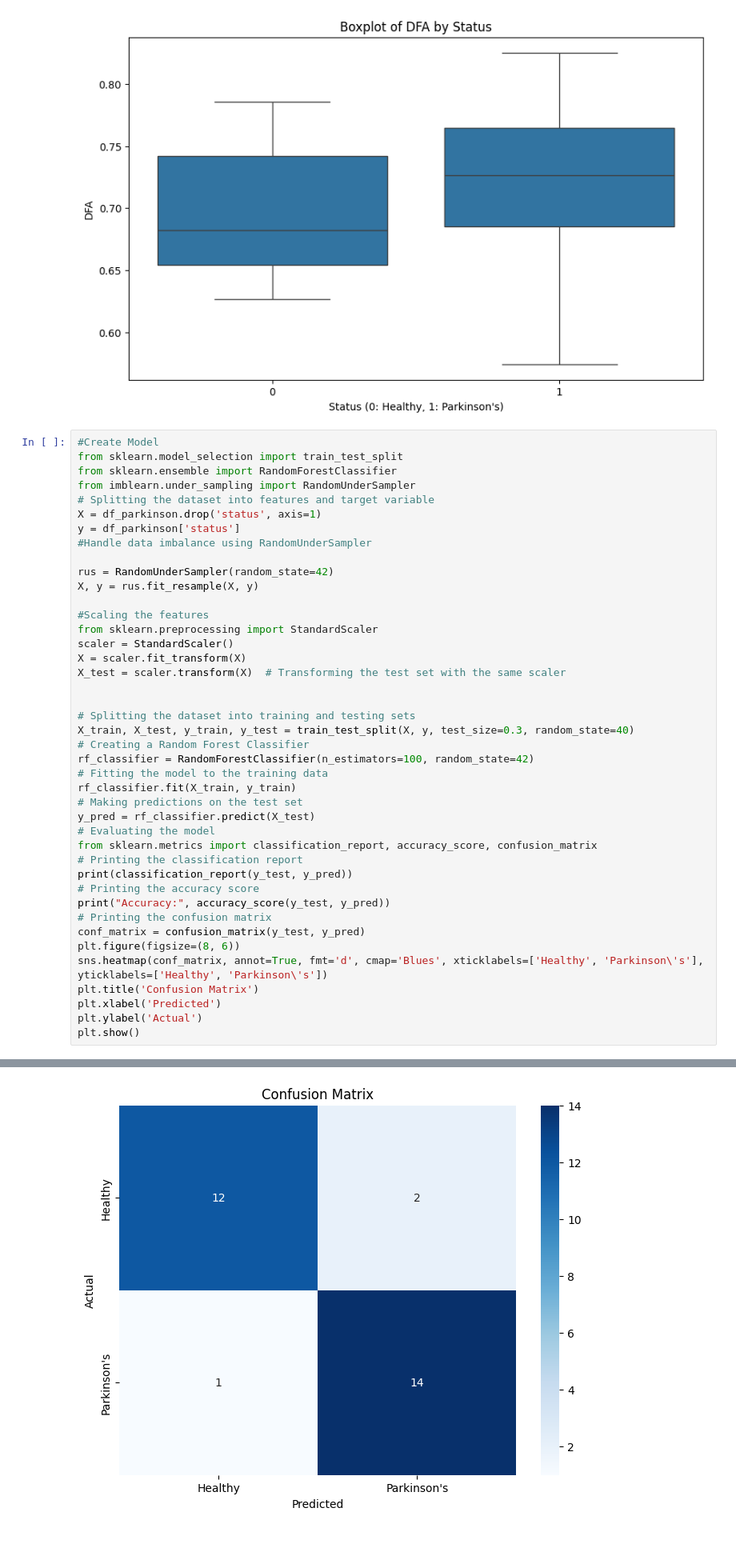
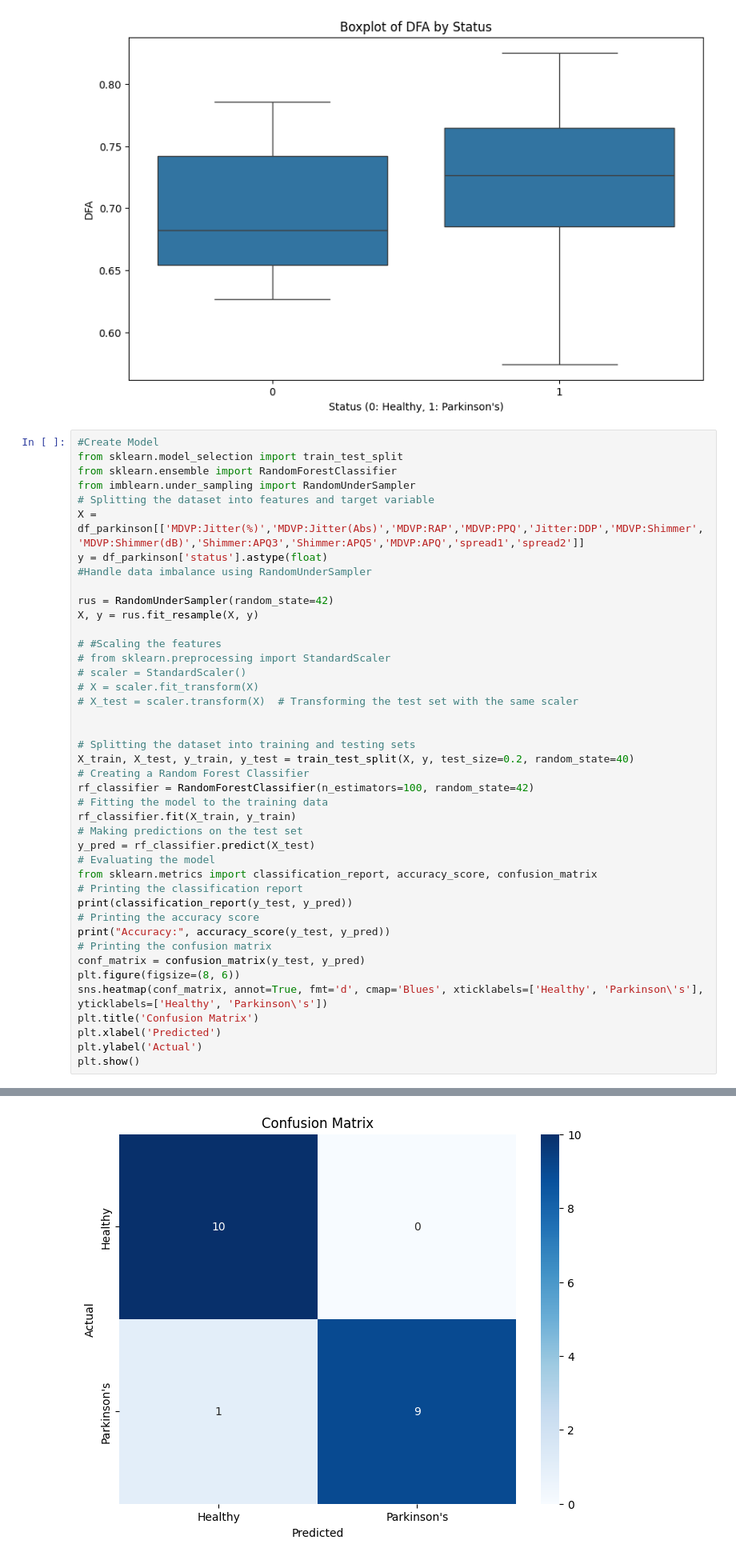
Before and after one commit to krisv8/Multiple-Disease-Analysis, a Jupyter notebook: Parkinson_Predict.ipynb, the cells around one changed output, grey strips where cells are left out. Shown at 80% size. Cells and saved outputs as stored; diff of their text form.

```diff
--- a/Parkinson_Predict.ipynb
+++ b/Parkinson_Predict.ipynb
@@ -144,22 +164,22 @@ from sklearn.model_selection import train_test_split
 from sklearn.ensemble import RandomForestClassifier
 from imblearn.under_sampling import RandomUnderSampler
 # Splitting the dataset into features and target variable
-X = df_parkinson.drop('status', axis=1)
-y = df_parkinson['status']
+X = df_parkinson[['MDVP:Jitter(%)','MDVP:Jitter(Abs)','MDVP:RAP','MDVP:PPQ','Jitter:DDP','MDVP:Shimmer','MDVP:Shimmer(dB)','Shimmer:APQ3','Shimmer:APQ5','MDVP:APQ','spread1','spread2']]
+y = df_parkinson['status'].astype(float)
 #Handle data imbalance using RandomUnderSampler
 
 rus = RandomUnderSampler(random_state=42)
 X, y = rus.fit_resample(X, y)
 
-#Scaling the features
-from sklearn.preprocessing import StandardScaler
-scaler = StandardScaler()
-X = scaler.fit_transform(X)
-X_test = scaler.transform(X)  # Transforming the test set with the same scaler
+# #Scaling the features
+# from sklearn.preprocessing import StandardScaler
+# scaler = StandardScaler()
+# X = scaler.fit_transform(X)
+# X_test = scaler.transform(X)  # Transforming the test set with the same scaler
 
 
 # Splitting the dataset into training and testing sets
-X_train, X_test, y_train, y_test = train_test_split(X, y, test_size=0.3, random_state=40)
+X_train, X_test, y_train, y_test = train_test_split(X, y, test_size=0.2, random_state=40)
 # Creating a Random Forest Classifier
 rf_classifier = RandomForestClassifier(n_estimators=100, random_state=42)
 # Fitting the model to the training data
@@ -194,4 +214,4 @@ Accuracy: 0.896551724137931
-[figure, old version]
+[figure, new version]
 # %%
 #Create pkl file
 # Save the trained model to a file
```
Also changed, not shown: parts of 3 cells of this notebook, 6 other files.
